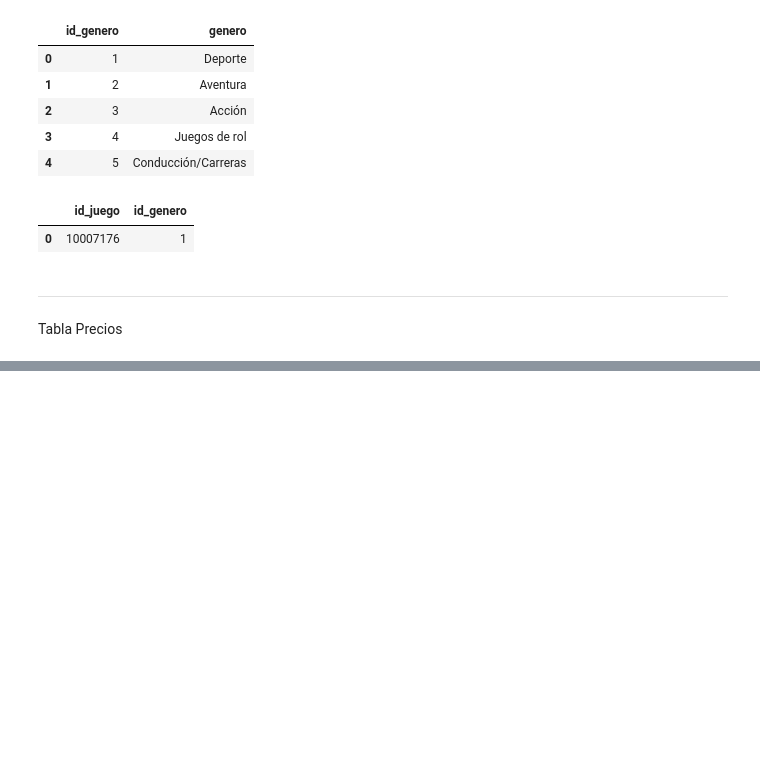
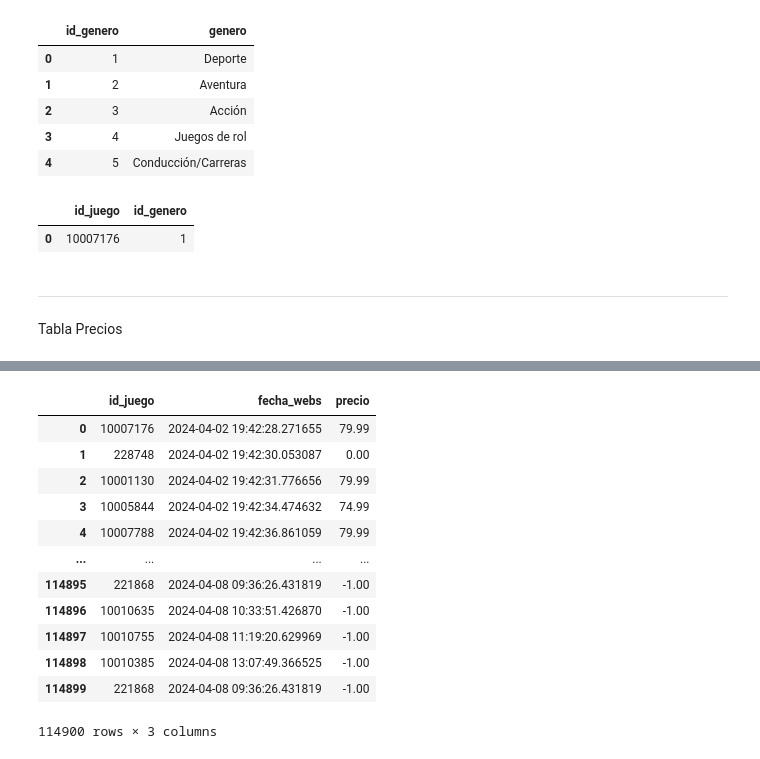
Before and after one commit to svalencia-romero/GamePriceTracker, a Jupyter notebook: notebooks/memoria_v1.ipynb, the cells around one changed output, grey strips where cells are left out. Cells and saved outputs as stored; diff of their text form; code cells hidden in the pictures; blank space fills up the shorter version.

```diff
--- a/notebooks/memoria_v1.ipynb
+++ b/notebooks/memoria_v1.ipynb
@@ -2279,0 +2288,6 @@ Tabla  Precios
+# %%
+datos_id_genero = []
+# Conexión a la base de datos utilizando SQLAlchemy
+engine = create_engine(f"postgresql://{cr2.user}:{cr2.password}@{cr2.host}:{cr2.port}/{cr2.database}")
+# Leer el DataFrame
+df_read = pd.read_csv('../csv_s/csv_final_mix_to_db/csv_2024-04-05.csv')
@@ -2279,0 +2349,13 @@ Tabla  Precios
+# %%
+lista_precios = [df_esp_original,df_usa_original,df_jap_original,df_esp_oferta,df_usa_oferta,df_jap_oferta,df_esp_psplus,df_usa_psplus,df_jap_psplus,df_esp_otrapromo,df_usa_otrapromo,df_jap_otrapromo]
+query = '''SELECT id_juego,fecha_webs,precio from precio'''
+df_total_precios = pd.read_sql(query, engine)
+df_total_precios
+
+for clave, precios in enumerate(lista_precios):
+    nuevos_precios = precios[~precios['id_juego'].isin(df_total_precios['id_juego']) & ~precios['fecha_webs'].isin(df_total_precios['fecha_webs'])]
+    if not nuevos_precios.empty:
+        nuevos_precios.to_sql(name='precio', con=engine, if_exists='append', index=False)
+        print(f"Se han insertado {len(nuevos_precios)} precios de la lista {clave + 1}")
+    else:
+        print(f"No hay nuevos precios para insertar en la lista {clave + 1}")
@@ -2279,0 +2375,16 @@ Tabla  Precios
+# %%
+df_total_precios
+# %% [output]
+|  | id_juego | fecha_webs | precio |
+| 0 | 10007176 | 2024-04-02 19:42:28.271655 | 79.99 |
+| 1 | 228748 | 2024-04-02 19:42:30.053087 | 0.00 |
+| 2 | 10001130 | 2024-04-02 19:42:31.776656 | 79.99 |
+| 3 | 10005844 | 2024-04-02 19:42:34.474632 | 74.99 |
+| 4 | 10007788 | 2024-04-02 19:42:36.861059 | 79.99 |
+| ... | ... | ... | ... |
+| 114895 | 221868 | 2024-04-08 09:36:26.431819 | -1.00 |
+| 114896 | 10010635 | 2024-04-08 10:33:51.426870 | -1.00 |
+| 114897 | 10010755 | 2024-04-08 11:19:20.629969 | -1.00 |
+| 114898 | 10010385 | 2024-04-08 13:07:49.366525 | -1.00 |
+| 114899 | 221868 | 2024-04-08 09:36:26.431819 | -1.00 |
+114900 rows × 3 columns
```
Also changed, not shown: parts of 8 cells of this notebook, 5 other files.
